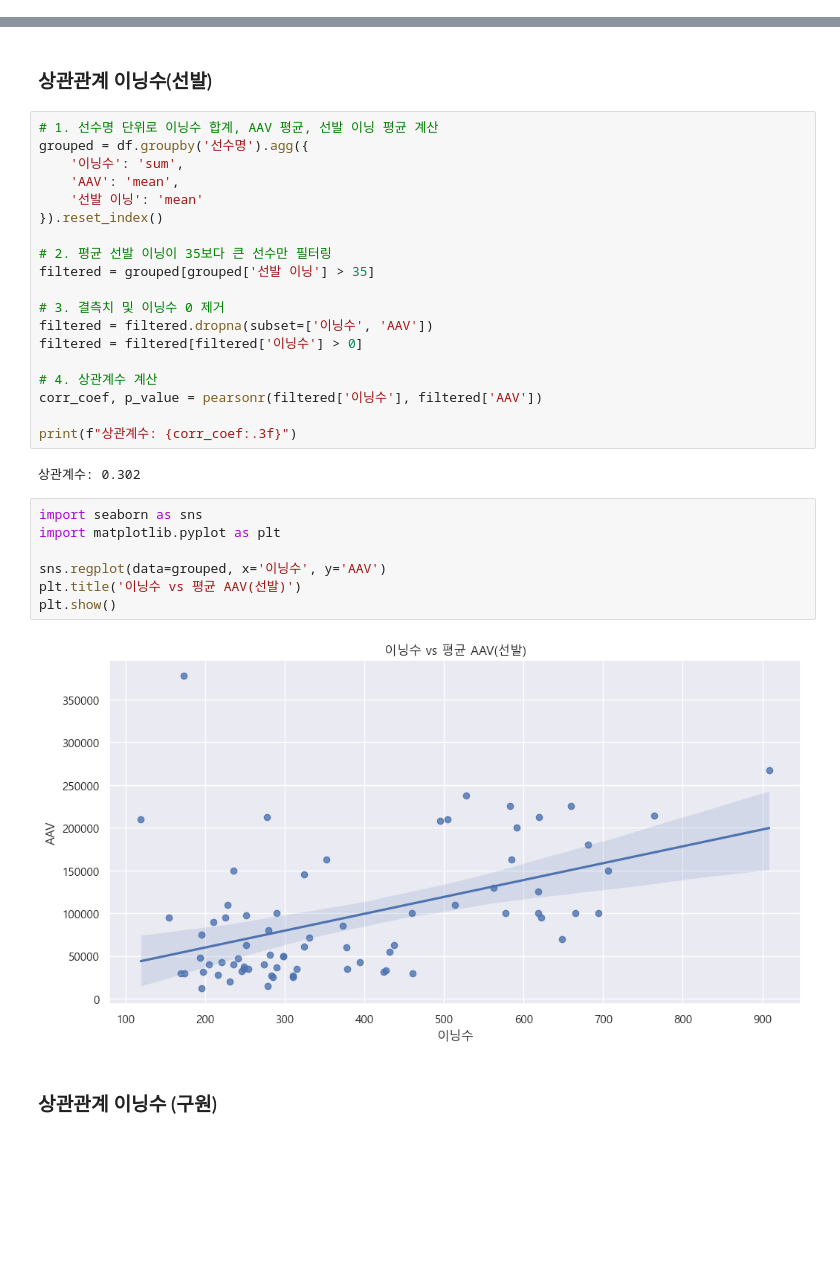
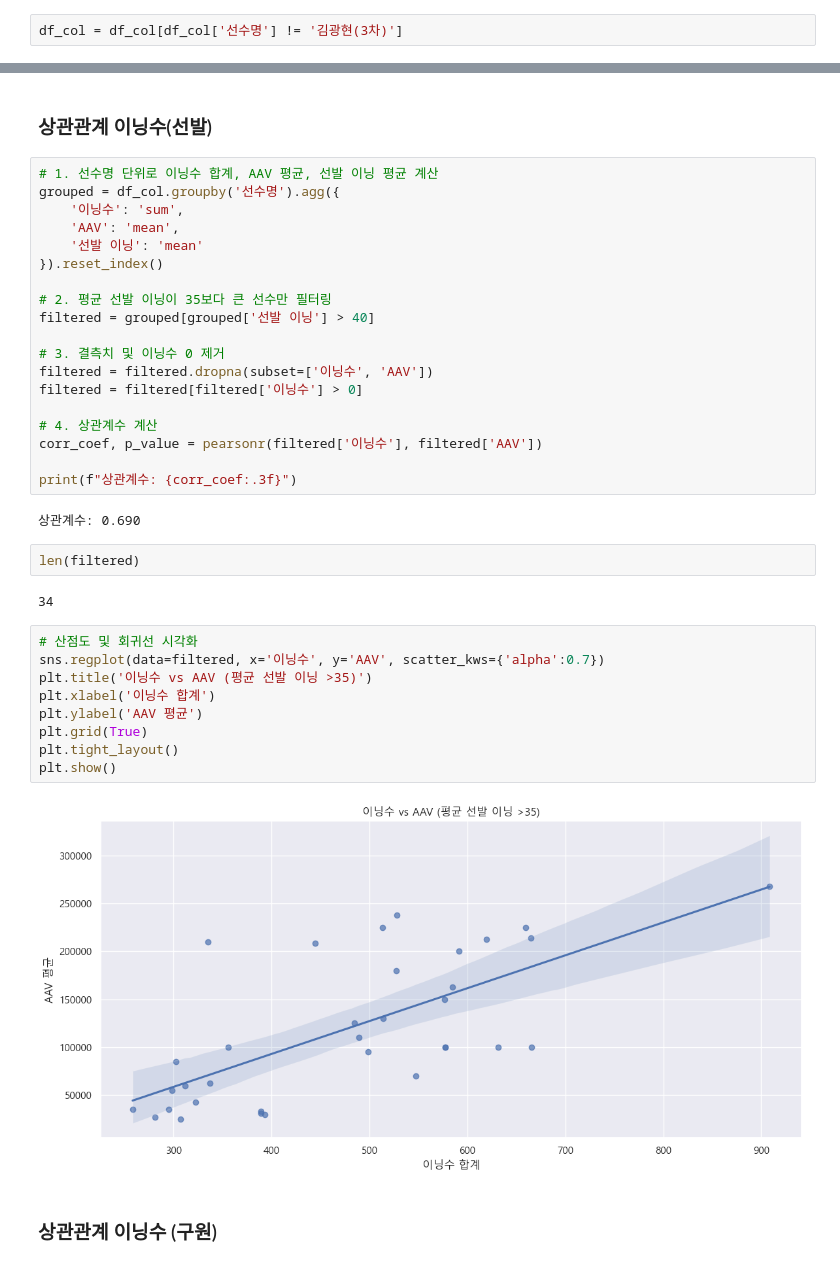
Before and after one commit to choiwj0215/datathon-team-11, a Jupyter notebook: 최우진/EDA_차수.ipynb, the cells around one changed output, grey strips where cells are left out. Drawn from its saved outputs; the diff is of its cells as text; blank space fills up the shorter version.

```diff
--- a/최우진/EDA_차수.ipynb
+++ b/최우진/EDA_차수.ipynb
@@ -117,6 +119,8 @@ df_col = df_col[df_col['선수명'] != '김광현(2차)']
 df_col = df_col[df_col['선수명'] != '류현진']
 # %%
 df_col = df_col[df_col['선수명'] != '강윤구(1차)']
+# %%
+df_col = df_col[df_col['선수명'] != '김광현(3차)']
 # %%
 #df_col = df_col[df_col['구분'] != 'FA 1년차']
 # %%
@@ -393,14 +397,14 @@ plt.show()
 ### 상관관계 이닝수(선발)
 # %%
 # 1. 선수명 단위로 이닝수 합계, AAV 평균, 선발 이닝 평균 계산
-grouped = df.groupby('선수명').agg({
+grouped = df_col.groupby('선수명').agg({
     '이닝수': 'sum',
     'AAV': 'mean',
     '선발 이닝': 'mean'
 }).reset_index()
 
 # 2. 평균 선발 이닝이 35보다 큰 선수만 필터링
-filtered = grouped[grouped['선발 이닝'] > 35]
+filtered = grouped[grouped['선발 이닝'] > 40]
 
 # 3. 결측치 및 이닝수 0 제거
 filtered = filtered.dropna(subset=['이닝수', 'AAV'])
@@ -411,16 +415,22 @@ corr_coef, p_value = pearsonr(filtered['이닝수'], filtered['AAV'])
 
 print(f"상관계수: {corr_coef:.3f}")
 # %% [output]
-상관계수: 0.302
+상관계수: 0.690
+# %%
+len(filtered)
+# %% [output]
+34
 # %%
-import seaborn as sns
-import matplotlib.pyplot as plt
-
-sns.regplot(data=grouped, x='이닝수', y='AAV')
-plt.title('이닝수 vs 평균 AAV(선발)')
+# 산점도 및 회귀선 시각화
+sns.regplot(data=filtered, x='이닝수', y='AAV', scatter_kws={'alpha':0.7})
+plt.title('이닝수 vs AAV (평균 선발 이닝 >35)')
+plt.xlabel('이닝수 합계')
+plt.ylabel('AAV 평균')
+plt.grid(True)
+plt.tight_layout()
 plt.show()
 # %% [output]
-[figure, old version]
+[figure, new version]
 # %% [markdown]
 ### 상관관계 이닝수 (구원)
 # %%
```
Also changed, not shown: parts of 46 cells of this notebook.
